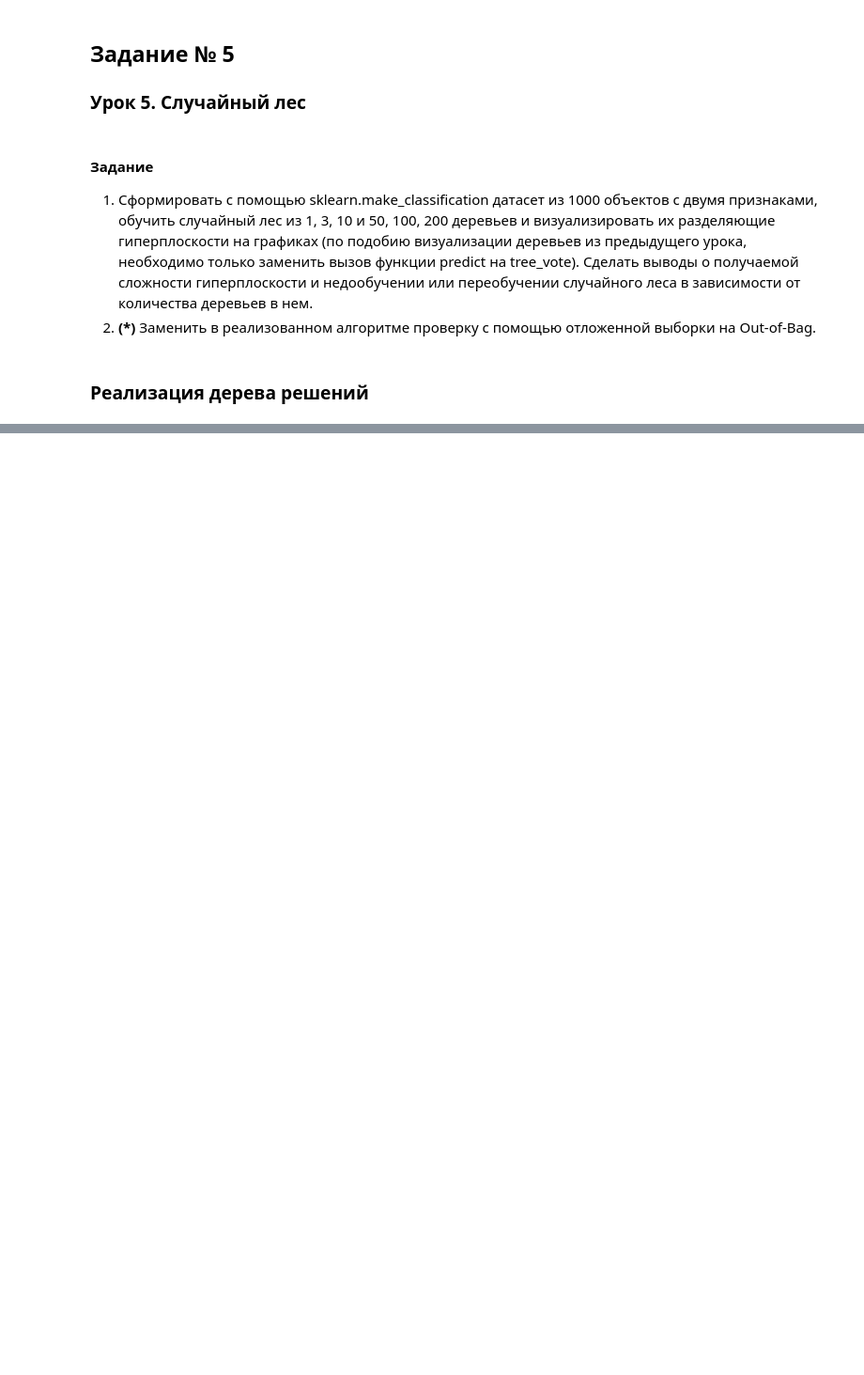
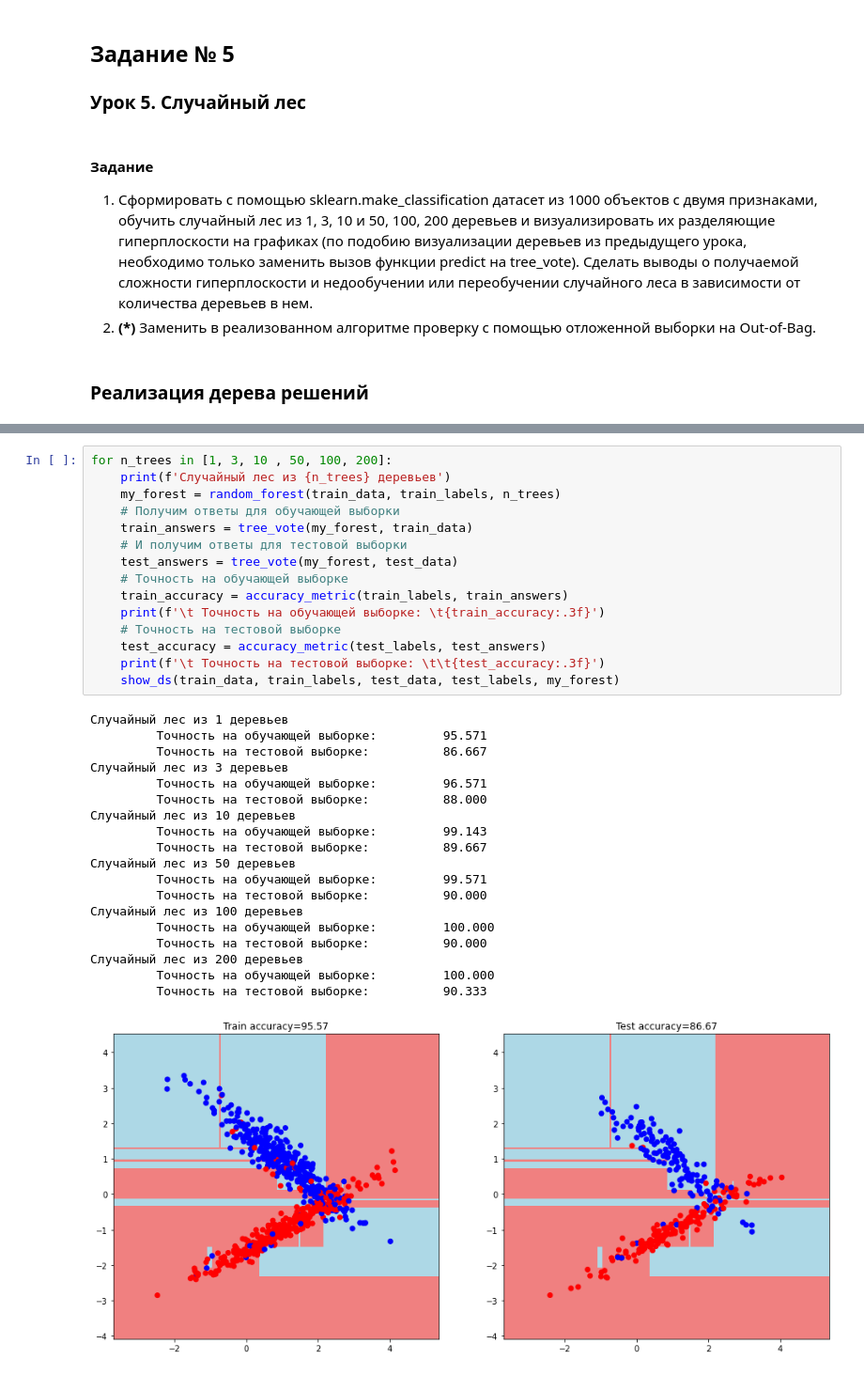
Before and after one commit to alex-chin/gb_data_analysis, a Jupyter notebook: homeworks/home05/home05.ipynb, the cells around one changed output, grey strips where cells are left out. Shown: that part at 94% size. Drawn from its saved outputs; the diff is of its cells as text; blank space fills up the shorter version.

```diff
--- a/homeworks/home05/home05.ipynb
+++ b/homeworks/home05/home05.ipynb
@@ -11,0 +309,35 @@
+# %%
+for n_trees in [1, 3, 10 , 50, 100, 200]:
+    print(f'Случайный лес из {n_trees} деревьев')
+    my_forest = random_forest(train_data, train_labels, n_trees)
+    # Получим ответы для обучающей выборки
+    train_answers = tree_vote(my_forest, train_data)
+    # И получим ответы для тестовой выборки
+    test_answers = tree_vote(my_forest, test_data)
+    # Точность на обучающей выборке
+    train_accuracy = accuracy_metric(train_labels, train_answers)
+    print(f'\t Точность на обучающей выборке: \t{train_accuracy:.3f}')
+    # Точность на тестовой выборке
+    test_accuracy = accuracy_metric(test_labels, test_answers)
+    print(f'\t Точность на тестовой выборке: \t\t{test_accuracy:.3f}')
+    show_ds(train_data, train_labels, test_data, test_labels, my_forest)
+# %% [output]
+Случайный лес из 1 деревьев
+         Точность на обучающей выборке:         95.571
+         Точность на тестовой выборке:          86.667
+Случайный лес из 3 деревьев
+         Точность на обучающей выборке:         96.571
+         Точность на тестовой выборке:          88.000
+Случайный лес из 10 деревьев
+         Точность на обучающей выборке:         99.143
+         Точность на тестовой выборке:          89.667
+Случайный лес из 50 деревьев
+         Точность на обучающей выборке:         99.571
+         Точность на тестовой выборке:          90.000
+Случайный лес из 100 деревьев
+         Точность на обучающей выборке:         100.000
+         Точность на тестовой выборке:          90.000
+Случайный лес из 200 деревьев
+         Точность на обучающей выборке:         100.000
+         Точность на тестовой выборке:          90.333
+[figure, added]
```
Also changed, not shown: parts of 23 cells of this notebook.
